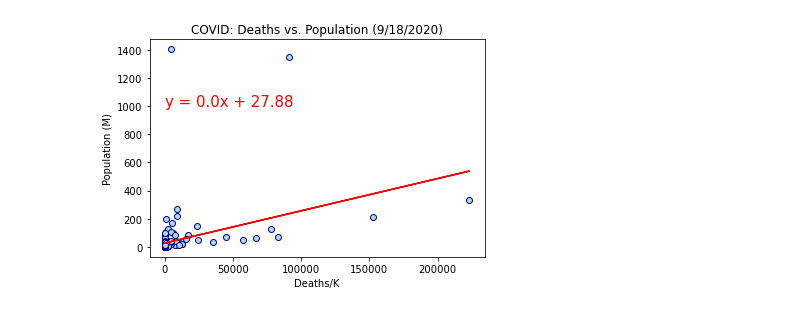
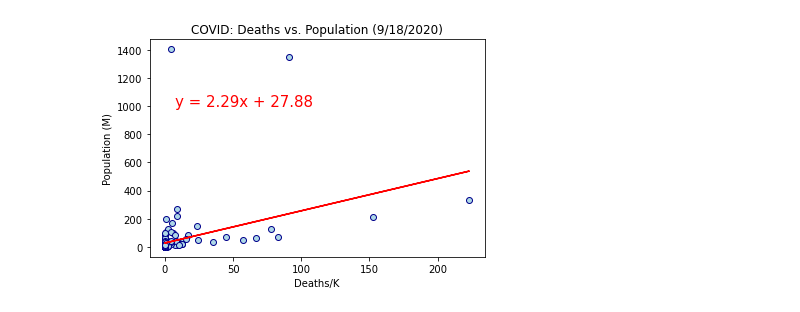
Before and after one commit to mcbien/Project_One, a Jupyter notebook: Project One - Charting.ipynb, the cells around one changed output. Saved outputs shown, nothing was run; the diff lists cells and outputs as text; code cells hidden in the pictures.

```diff
--- a/Project One - Charting.ipynb
+++ b/Project One - Charting.ipynb
@@ -37,7 +34,10 @@ country_data.describe()
 # %%
 # Formatting and renaming
-country_data["JH Deaths/K"] = country_data["JH Deaths"]/1000
-country_data["% Total Deaths"] = country_data["JH Deaths"]/country_data["JH Deaths"].sum()
+country_data["JH Deaths (K)"] = country_data["JH Deaths"]/1000
+country_data["% Total Deaths"] = (country_data["JH Deaths"]/country_data["JH Deaths"].sum())*100
+country_data["2018 GDP (100T)"] = country_data["2018 GDP USD"]/100000000000
+country_data["2018 GDP(M)"] = country_data["2018 GDP USD"]/1000000
+country_data["2018 GDP(T)"] = country_data["2018 GDP USD"]/1000000000
 country_data.rename(columns={"Population": "Population (M)"}, inplace=True)
-country_data.dtypes
+country_data.describe()
 # %% [output]
@@ -74,7 +72,7 @@ fig
 [interactive output not drawn]
 # %%
 # Deaths vs Population
-x_data = country_data["JH Deaths"]
+x_data = country_data["JH Deaths (K)"]
 y_data = country_data["Population (M)"]
 plt.scatter(x=x_data, y=y_data, marker="o",facecolors="lightblue",edgecolors="darkblue")
 today = pd.to_datetime('today')
@@ -93,6 +91,6 @@ plt.annotate(line_eq, (7.5, 1000), fontsize=15, color="red")
 # add pearson's r value to plot
 print(f"r = {rvalue}")
 # output plot to file
-# output_path_fig5 = os.path.join("..","output_data","fig5.png")
-# plt.savefig(output_path_fig5)
+output_path_fig1 = os.path.join("charts","Deaths vs Population - scatter.png")
+plt.savefig(output_path_fig1)
 # %% [output]
@@ -100,3 +98,3 @@ r = 0.36328672479379637
-[figure, old version]
+[figure, new version]
 # %%
 # Deaths vs Population Density
```
Also changed, not shown: parts of 8 cells of this notebook, 6 other files.
